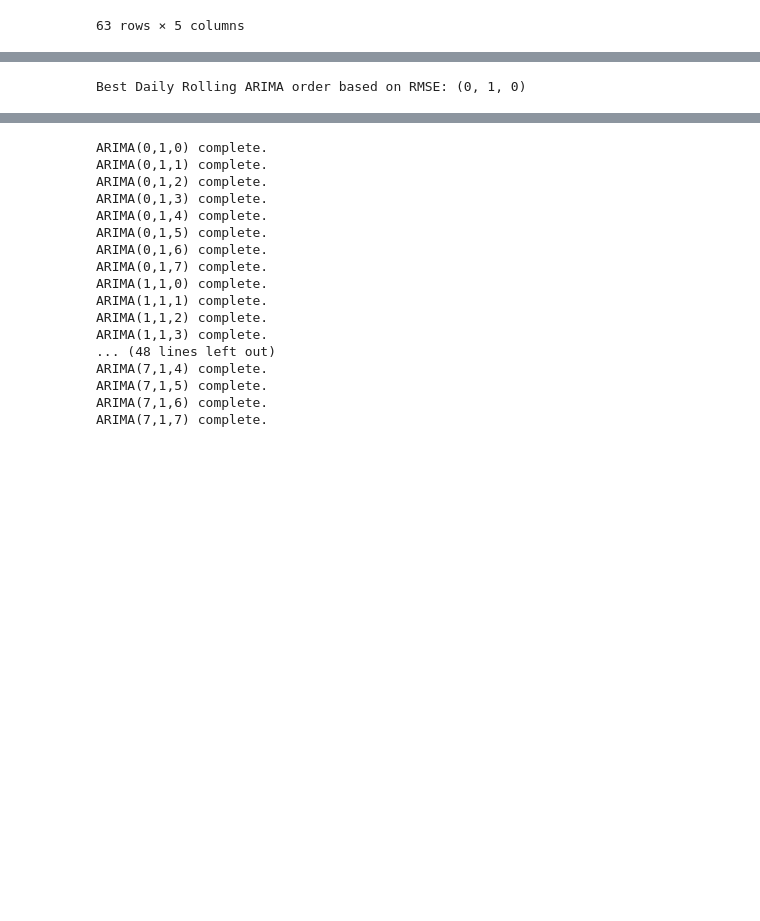
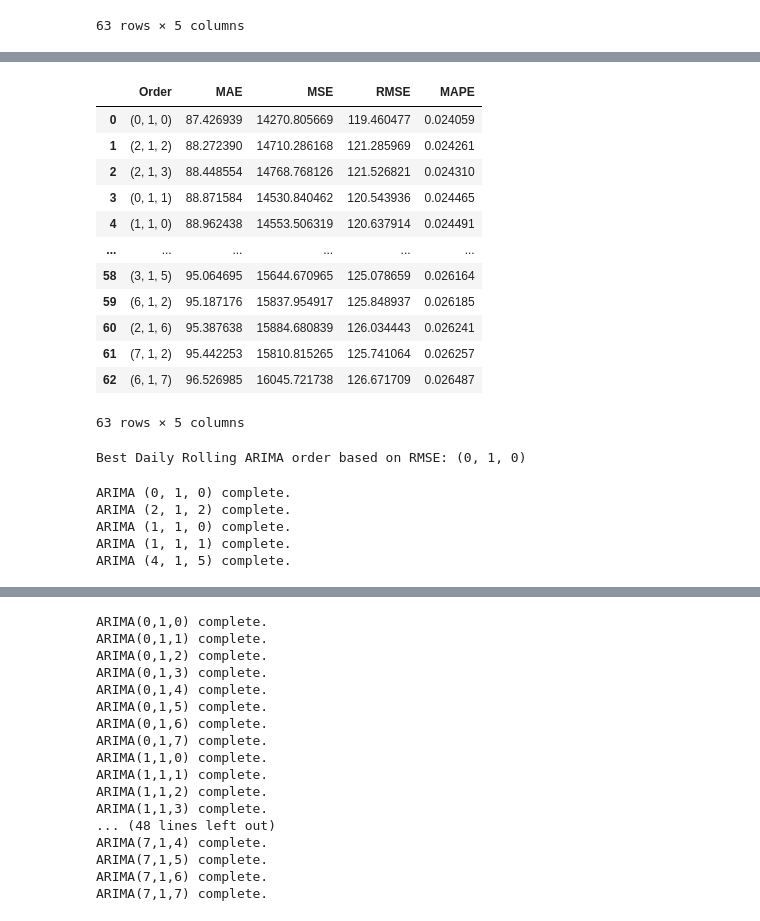
Before and after one commit to STBreeze/Ethereum-Time-Series-Analysis-ARIMA-ARCH-Forecasting, a Jupyter notebook: Ethereum Stock Price Prediction using ARIMA.ipynb, the cells around one changed output, grey strips where cells are left out. Saved outputs shown, nothing was run; the diff lists cells and outputs as text; code cells hidden in the pictures; blank space fills up the shorter version.

```diff
--- a/Ethereum Stock Price Prediction using ARIMA.ipynb
+++ b/Ethereum Stock Price Prediction using ARIMA.ipynb
@@ -569,3 +588,21 @@ df_arima_daily
+# %%
+df_arima_daily.sort_values(by='MAPE', inplace=True)
+df_arima_daily.reset_index(drop=True, inplace=True)
+df_arima_daily
+# %% [output]
+|  | Order | MAE | MSE | RMSE | MAPE |
+| 0 | (0, 1, 0) | 87.426939 | 14270.805669 | 119.460477 | 0.024059 |
+| 1 | (2, 1, 2) | 88.272390 | 14710.286168 | 121.285969 | 0.024261 |
+| 2 | (2, 1, 3) | 88.448554 | 14768.768126 | 121.526821 | 0.024310 |
+| 3 | (0, 1, 1) | 88.871584 | 14530.840462 | 120.543936 | 0.024465 |
+| 4 | (1, 1, 0) | 88.962438 | 14553.506319 | 120.637914 | 0.024491 |
+| ... | ... | ... | ... | ... | ... |
+| 58 | (3, 1, 5) | 95.064695 | 15644.670965 | 125.078659 | 0.026164 |
+| 59 | (6, 1, 2) | 95.187176 | 15837.954917 | 125.848937 | 0.026185 |
+| 60 | (2, 1, 6) | 95.387638 | 15884.680839 | 126.034443 | 0.026241 |
+| 61 | (7, 1, 2) | 95.442253 | 15810.815265 | 125.741064 | 0.026257 |
+| 62 | (6, 1, 7) | 96.526985 | 16045.721738 | 126.671709 | 0.026487 |
+63 rows × 5 columns
 # %%
 df_arima_daily.to_csv('arima_daily_RMSE.csv', index=False)
 # %%
@@ -574,17 +611,36 @@ print(f"Best Daily Rolling ARIMA order based on RMSE: {daily_order}")
 # %% [output]
 Best Daily Rolling ARIMA order based on RMSE: (0, 1, 0)
 # %%
-my_order = (1,1,1)
-daily_predictions = pd.Series(dtype=float)
+daily_orderList = [(0,1,0),(2,1,2),(1,1,0),(1,1,1),(4,1,5)]
 
-for end_date in test_data.index:
-    train_data_roll = data[:(end_date - timedelta(days=1))]['Close']
+daily_actuals = {}
+daily_predictions = {}
+daily_residuals = {}
 
-    model = ARIMA(train_data_roll, order=my_order)
-    model_fit = model.fit()
-    pred = model_fit.forecast(steps=1)
-    daily_predictions.loc[end_date] = pred.iloc[0]
+for daily_order in daily_orderList:
+    predictions = pd.Series(dtype=float)
 
-daily_actuals = test_data.loc[daily_predictions.index]
-daily_residuals = daily_actuals - daily_predictions
+    try:
+        for end_date in test_data.index:
+            train_data_roll = data[:(end_date - timedelta(days=1))]['Close']
+
+            model = ARIMA(train_data_roll, order=daily_order)
+            model_fit = model.fit()
+            pred = model_fit.forecast(steps=1)
+            predictions.loc[end_date] = pred.iloc[0]
+
+        daily_predictions[daily_order] = predictions
+        daily_actuals[daily_order] = test_data.loc[daily_predictions[daily_order].index]
+        daily_residuals[daily_order] = daily_actuals[daily_order] - daily_predictions[daily_order]
+
+        print(f"ARIMA {daily_order} complete.")
+
+    except Exception as e:
+        print(f"ARIMA {daily_order} failed: {e}")
+# %% [output]
+ARIMA (0, 1, 0) complete.
+ARIMA (2, 1, 2) complete.
+ARIMA (1, 1, 0) complete.
+ARIMA (1, 1, 1) complete.
+ARIMA (4, 1, 5) complete.
 # %%
```
Also changed, not shown: parts of 10 cells of this notebook, 2 other files.
